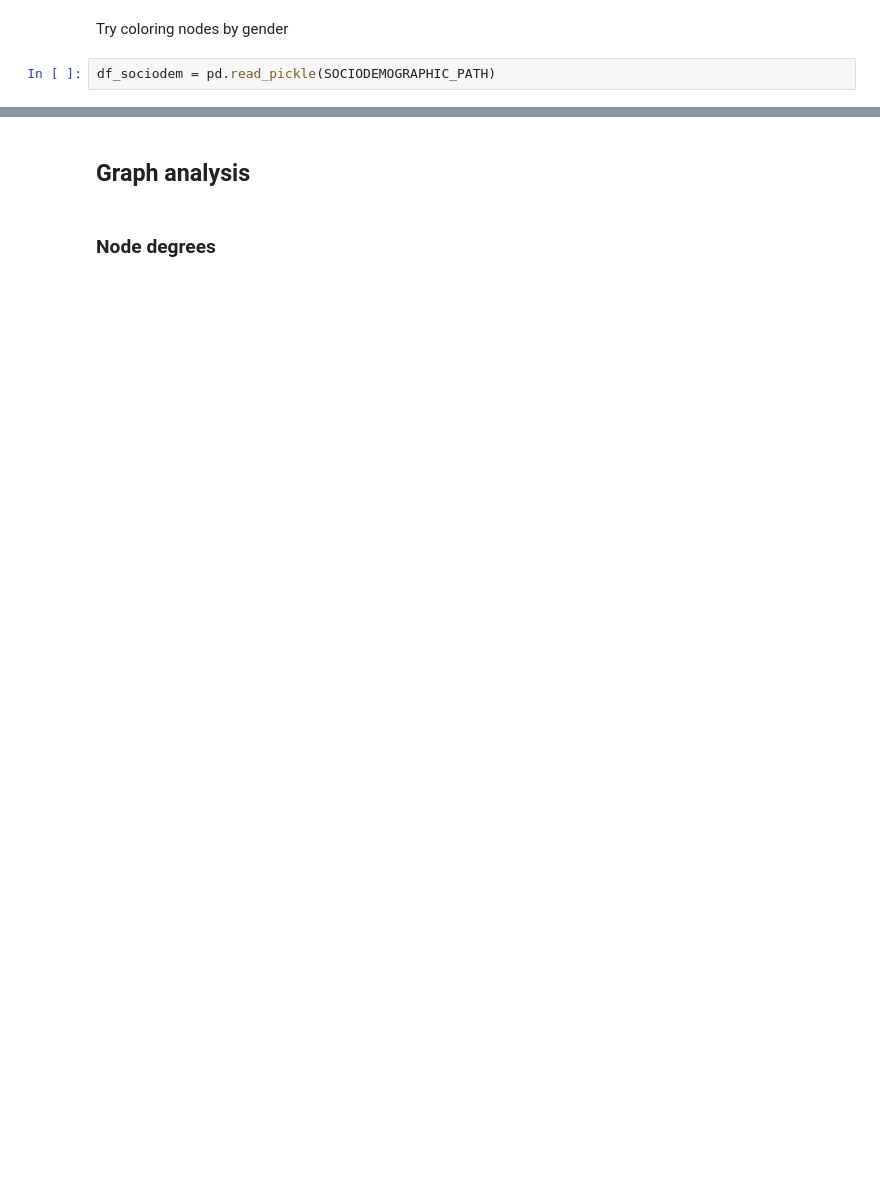
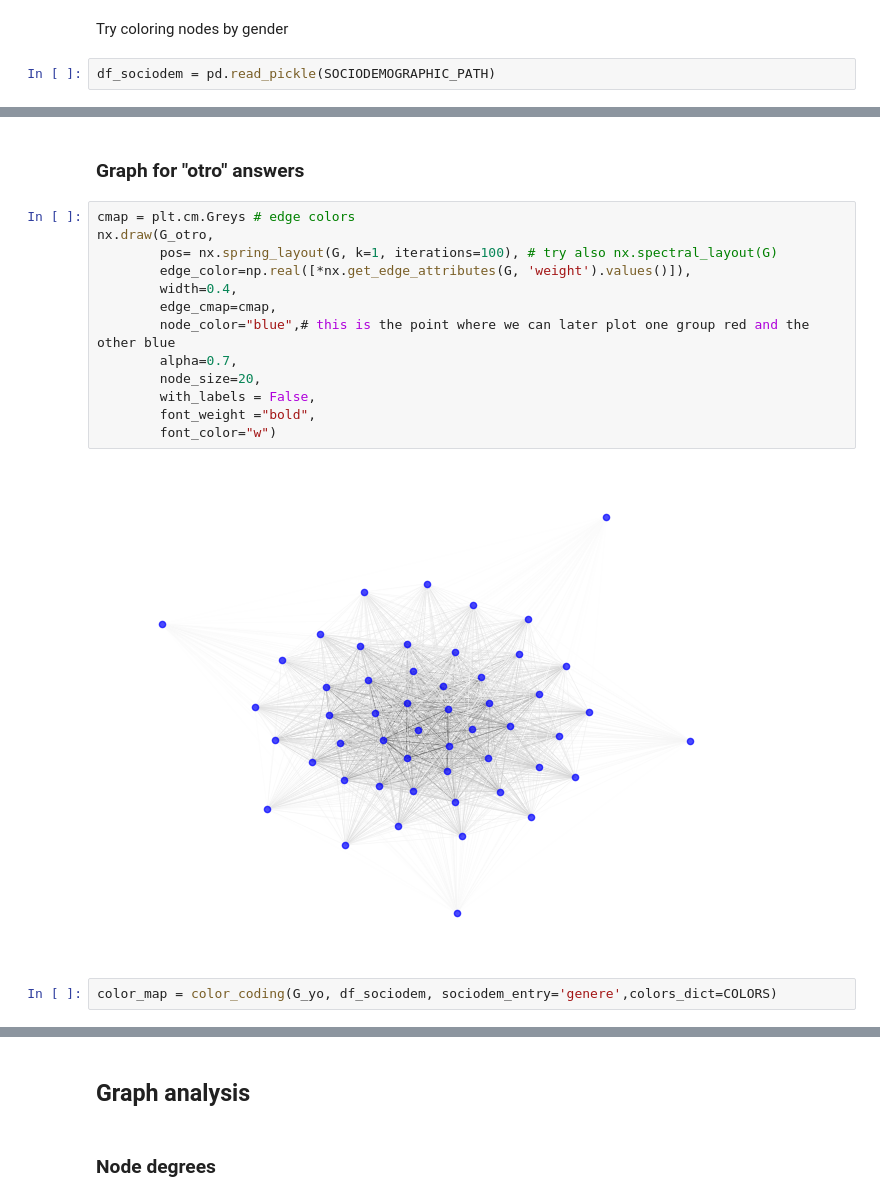
Before and after one commit to oriolmp/TFG_Fisica, a Jupyter notebook: Graph_Analysis_and_Visualization.ipynb, the cells around one changed output, grey strips where cells are left out. Cells and saved outputs as stored; diff of their text form; blank space fills up the shorter version.

```diff
--- a/Graph_Analysis_and_Visualization.ipynb
+++ b/Graph_Analysis_and_Visualization.ipynb
@@ -51,0 +56,19 @@ nx.draw(G,
+# %% [markdown]
+### Graph for "otro" answers
+# %%
+cmap = plt.cm.Greys # edge colors
+nx.draw(G_otro,
+        pos= nx.spring_layout(G, k=1, iterations=100), # try also nx.spectral_layout(G)
+        edge_color=np.real([*nx.get_edge_attributes(G, 'weight').values()]),
+        width=0.4,
+        edge_cmap=cmap,
+        node_color="blue",# this is the point where we can later plot one group red and the other blue
+        alpha=0.7,
+        node_size=20,
+        with_labels = False,
+        font_weight ="bold",
+        font_color="w")
+# %% [output]
+[figure, added]
+# %%
+color_map = color_coding(G_yo, df_sociodem, sociodem_entry='genere',colors_dict=COLORS)
```
Also changed, not shown: parts of 8 cells of this notebook.
